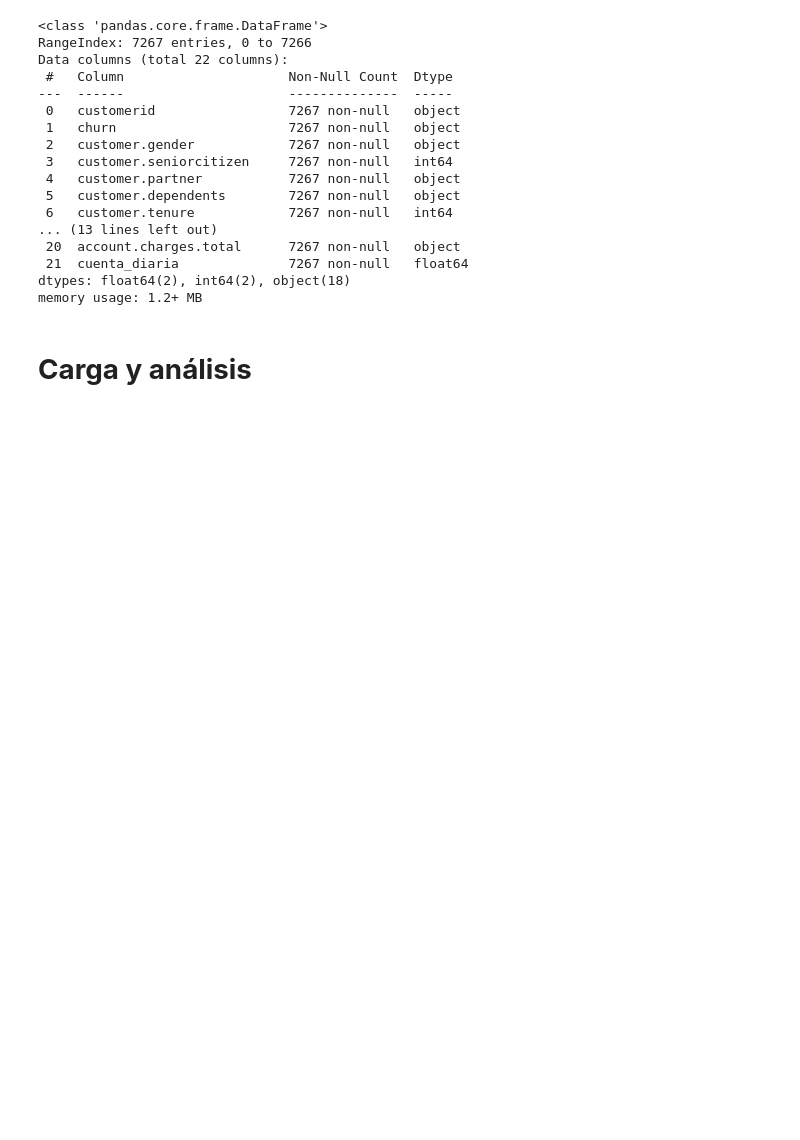
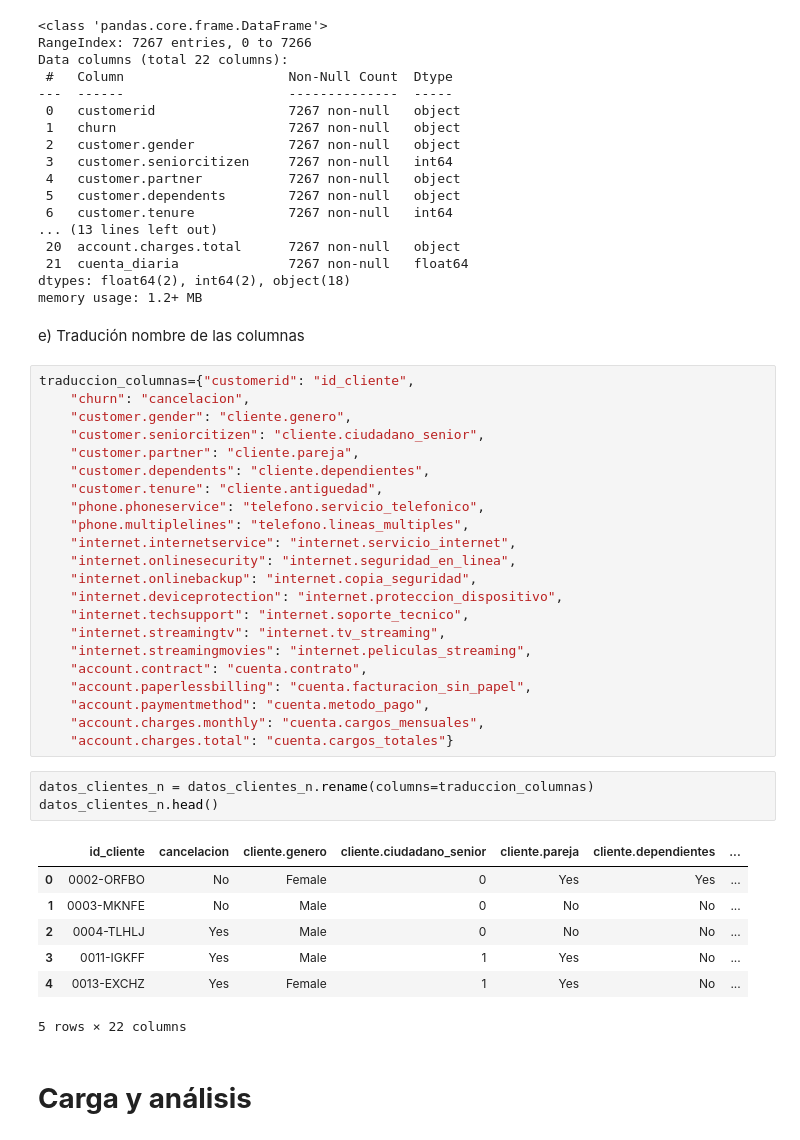
Before and after one commit to paolalarap/challenge_TelecomX_palp, a Jupyter notebook: challenge_TelecomX_palp.ipynb, the cells around one changed output. Saved outputs shown, nothing was run; the diff lists cells and outputs as text; blank space fills up the shorter version.

```diff
--- a/challenge_TelecomX_palp.ipynb
+++ b/challenge_TelecomX_palp.ipynb
@@ -351,6 +351,41 @@ Data columns (total 22 columns):
  21  cuenta_diaria              7267 non-null   float64
 dtypes: float64(2), int64(2), object(18)
 memory usage: 1.2+ MB
+# %% [markdown]
+e) Tradución nombre de las columnas
+# %%
+traduccion_columnas={"customerid": "id_cliente",
+    "churn": "cancelacion",
+    "customer.gender": "cliente.genero",
+    "customer.seniorcitizen": "cliente.ciudadano_senior",
+    "customer.partner": "cliente.pareja",
+    "customer.dependents": "cliente.dependientes",
+    "customer.tenure": "cliente.antiguedad",
+    "phone.phoneservice": "telefono.servicio_telefonico",
+    "phone.multiplelines": "telefono.lineas_multiples",
+    "internet.internetservice": "internet.servicio_internet",
+    "internet.onlinesecurity": "internet.seguridad_en_linea",
+    "internet.onlinebackup": "internet.copia_seguridad",
+    "internet.deviceprotection": "internet.proteccion_dispositivo",
+    "internet.techsupport": "internet.soporte_tecnico",
+    "internet.streamingtv": "internet.tv_streaming",
+    "internet.streamingmovies": "internet.peliculas_streaming",
+    "account.contract": "cuenta.contrato",
+    "account.paperlessbilling": "cuenta.facturacion_sin_papel",
+    "account.paymentmethod": "cuenta.metodo_pago",
+    "account.charges.monthly": "cuenta.cargos_mensuales",
+    "account.charges.total": "cuenta.cargos_totales"}
+# %%
+datos_clientes_n = datos_clientes_n.rename(columns=traduccion_columnas)
+datos_clientes_n.head()
+# %% [output]
+|  | id_cliente | cancelacion | cliente.genero | cliente.ciudadano_senior | cliente.pareja | cliente.dependientes | ... |
+| 0 | 0002-ORFBO | No | Female | 0 | Yes | Yes | ... |
+| 1 | 0003-MKNFE | No | Male | 0 | No | No | ... |
+| 2 | 0004-TLHLJ | Yes | Male | 0 | No | No | ... |
+| 3 | 0011-IGKFF | Yes | Male | 1 | Yes | No | ... |
+| 4 | 0013-EXCHZ | Yes | Female | 1 | Yes | No | ... |
+5 rows × 22 columns
 # %% [markdown]
 # **Carga y análisis**
 # %% [markdown]
```
